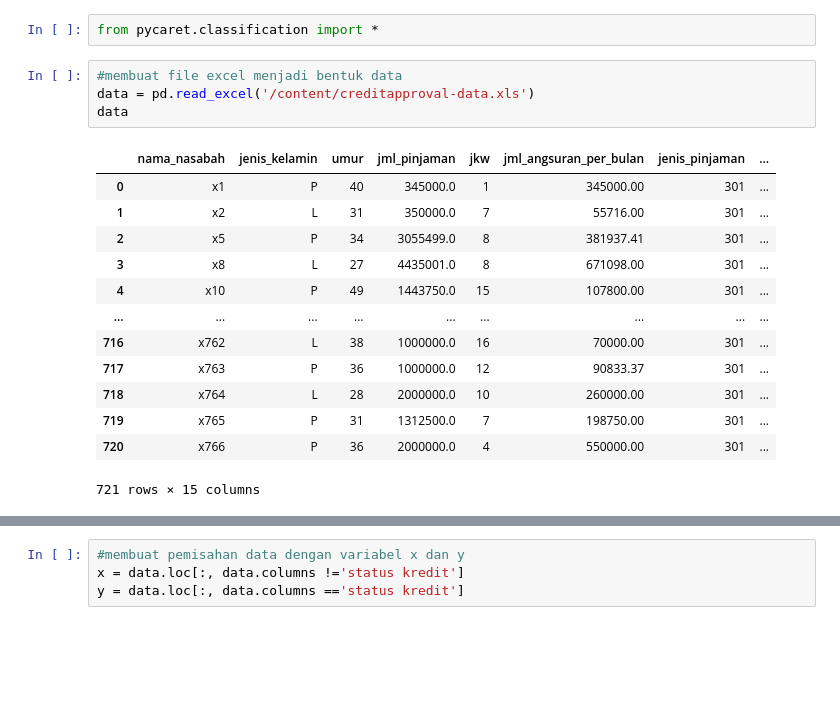
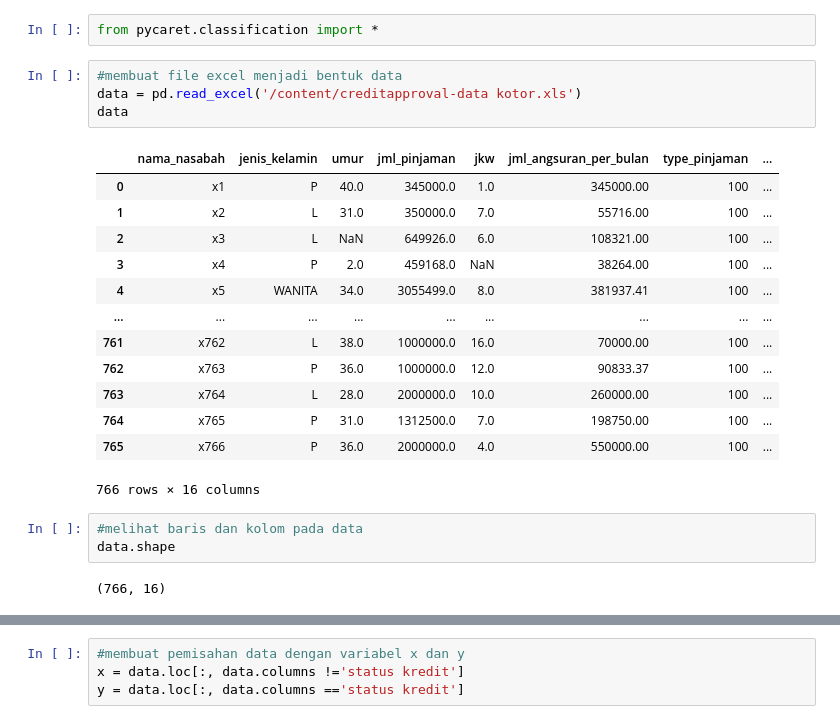
Before and after one commit to Zulfatinnafisah/Kumpulan-Tugas-Kampus-Merdeka, a Jupyter notebook: Zulfatin_Nafisah_Sertifikasi_Studi_Inpendent.ipynb, the cells around one changed output, grey strips where cells are left out. Saved outputs shown, nothing was run; the diff lists cells and outputs as text; blank space fills up the shorter version.

```diff
--- a/Zulfatin_Nafisah_Sertifikasi_Studi_Inpendent.ipynb
+++ b/Zulfatin_Nafisah_Sertifikasi_Studi_Inpendent.ipynb
@@ -76,19 +17,24 @@ Requirement already satisfied: joblib>=0.11 in /usr/local/lib/python3.8/dist-pac
 from pycaret.classification import *
 # %%
 #membuat file excel menjadi bentuk data
-data = pd.read_excel('/content/creditapproval-data.xls')
+data = pd.read_excel('/content/creditapproval-data kotor.xls')
 data
 # %% [output]
-|  | nama_nasabah | jenis_kelamin | umur | jml_pinjaman | jkw | jml_angsuran_per_bulan | jenis_pinjaman | ... |
-| 0 | x1 | P | 40 | 345000.0 | 1 | 345000.00 | 301 | ... |
-| 1 | x2 | L | 31 | 350000.0 | 7 | 55716.00 | 301 | ... |
-| 2 | x5 | P | 34 | 3055499.0 | 8 | 381937.41 | 301 | ... |
-| 3 | x8 | L | 27 | 4435001.0 | 8 | 671098.00 | 301 | ... |
-| 4 | x10 | P | 49 | 1443750.0 | 15 | 107800.00 | 301 | ... |
+|  | nama_nasabah | jenis_kelamin | umur | jml_pinjaman | jkw | jml_angsuran_per_bulan | type_pinjaman | ... |
+| 0 | x1 | P | 40.0 | 345000.0 | 1.0 | 345000.00 | 100 | ... |
+| 1 | x2 | L | 31.0 | 350000.0 | 7.0 | 55716.00 | 100 | ... |
+| 2 | x3 | L | NaN | 649926.0 | 6.0 | 108321.00 | 100 | ... |
+| 3 | x4 | P | 2.0 | 459168.0 | NaN | 38264.00 | 100 | ... |
+| 4 | x5 | WANITA | 34.0 | 3055499.0 | 8.0 | 381937.41 | 100 | ... |
 | ... | ... | ... | ... | ... | ... | ... | ... | ... |
-| 716 | x762 | L | 38 | 1000000.0 | 16 | 70000.00 | 301 | ... |
-| 717 | x763 | P | 36 | 1000000.0 | 12 | 90833.37 | 301 | ... |
-| 718 | x764 | L | 28 | 2000000.0 | 10 | 260000.00 | 301 | ... |
-| 719 | x765 | P | 31 | 1312500.0 | 7 | 198750.00 | 301 | ... |
-| 720 | x766 | P | 36 | 2000000.0 | 4 | 550000.00 | 301 | ... |
+| 761 | x762 | L | 38.0 | 1000000.0 | 16.0 | 70000.00 | 100 | ... |
+| 762 | x763 | P | 36.0 | 1000000.0 | 12.0 | 90833.37 | 100 | ... |
+| 763 | x764 | L | 28.0 | 2000000.0 | 10.0 | 260000.00 | 100 | ... |
+| 764 | x765 | P | 31.0 | 1312500.0 | 7.0 | 198750.00 | 100 | ... |
+| 765 | x766 | P | 36.0 | 2000000.0 | 4.0 | 550000.00 | 100 | ... |
-721 rows × 15 columns
+766 rows × 16 columns
+# %%
+#melihat baris dan kolom pada data
+data.shape
+# %% [output]
+(766, 16)
```
Also changed, not shown: parts of 33 cells of this notebook.
